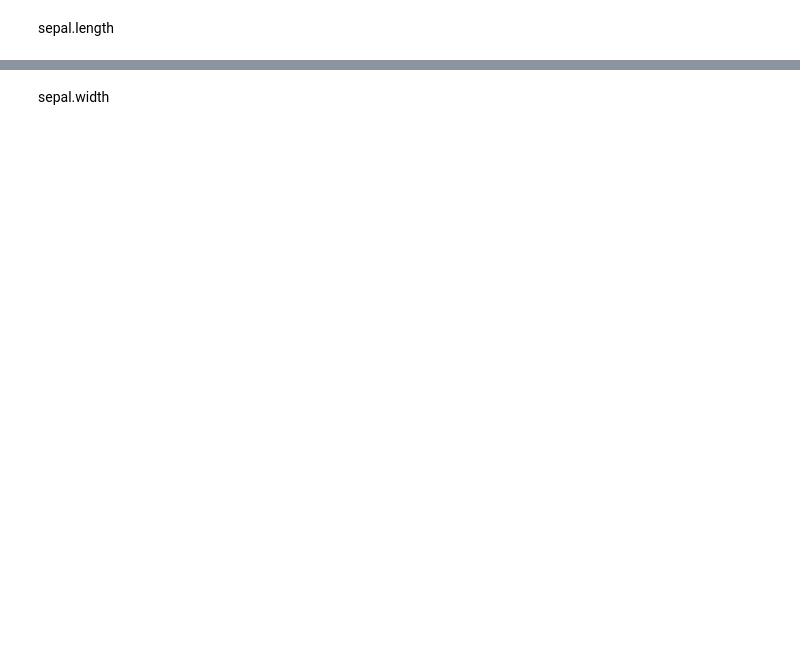
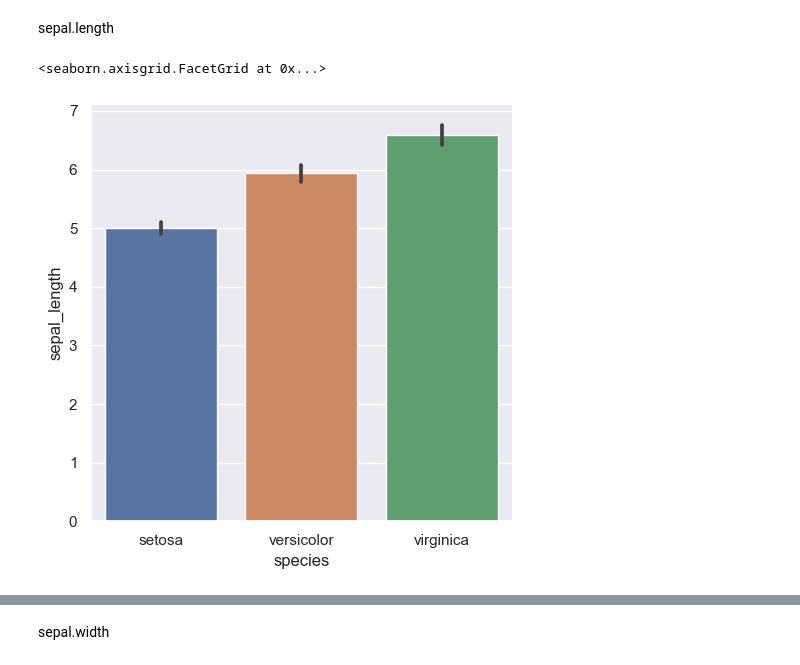
Before and after one commit to OlgaKnut/fundamentals-of-data-analysis-project, a Jupyter notebook: project.ipynb, the cells around one changed output, grey strips where cells are left out. Cells and saved outputs as stored; diff of their text form; code cells hidden in the pictures; blank space fills up the shorter version.

```diff
--- a/project.ipynb
+++ b/project.ipynb
@@ -85,2 +152,7 @@ Text(0.5, 1.0, 'Value Count Pie Chart-Variety%')
 # %% [markdown]
 sepal.length
+# %%
+sns.catplot(data=iris_df, x="species", y="sepal_length", kind="bar")
+# %% [output]
+<seaborn.axisgrid.FacetGrid at 0x...>
+[figure, added]
```
Also changed, not shown: parts of 24 cells of this notebook.
